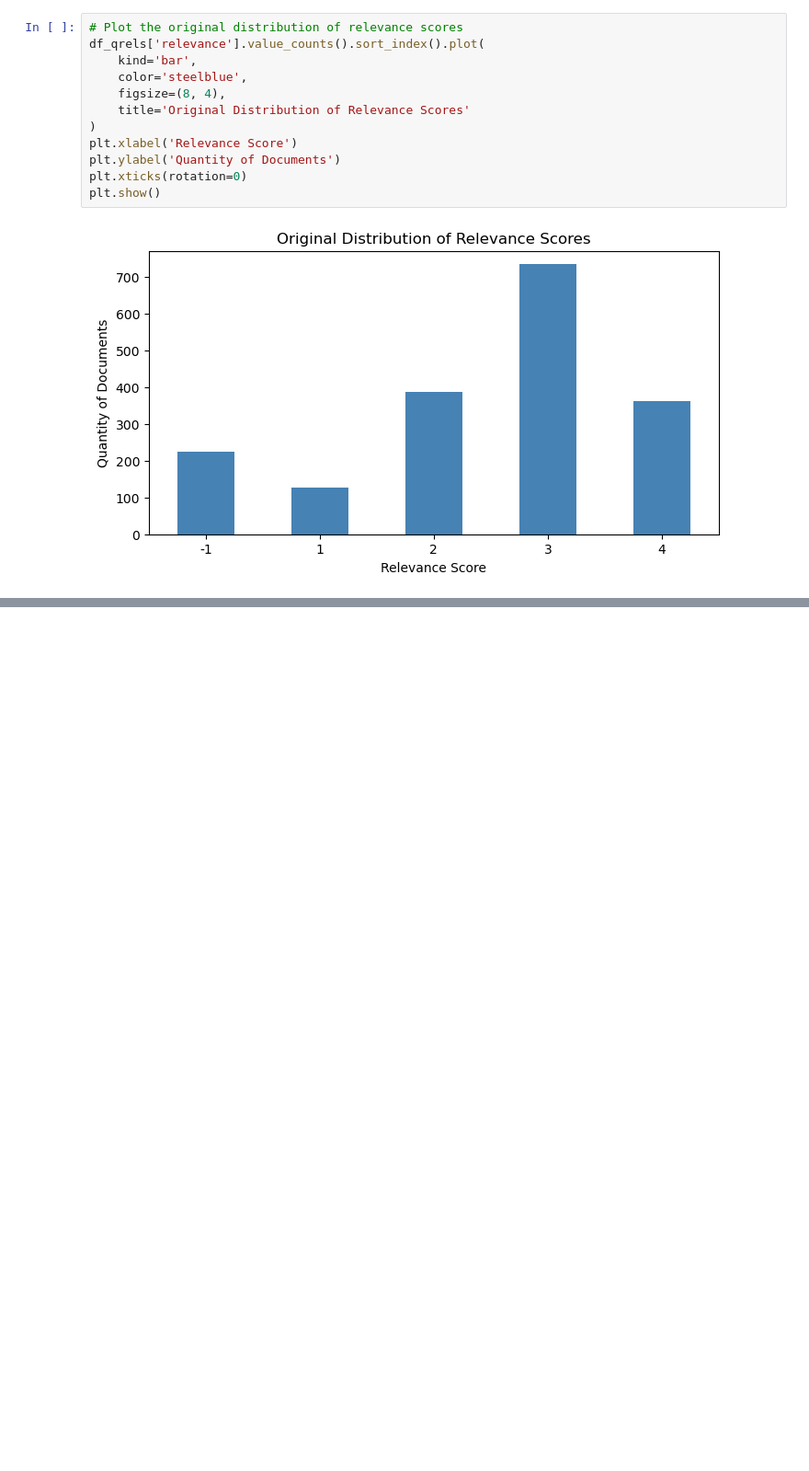
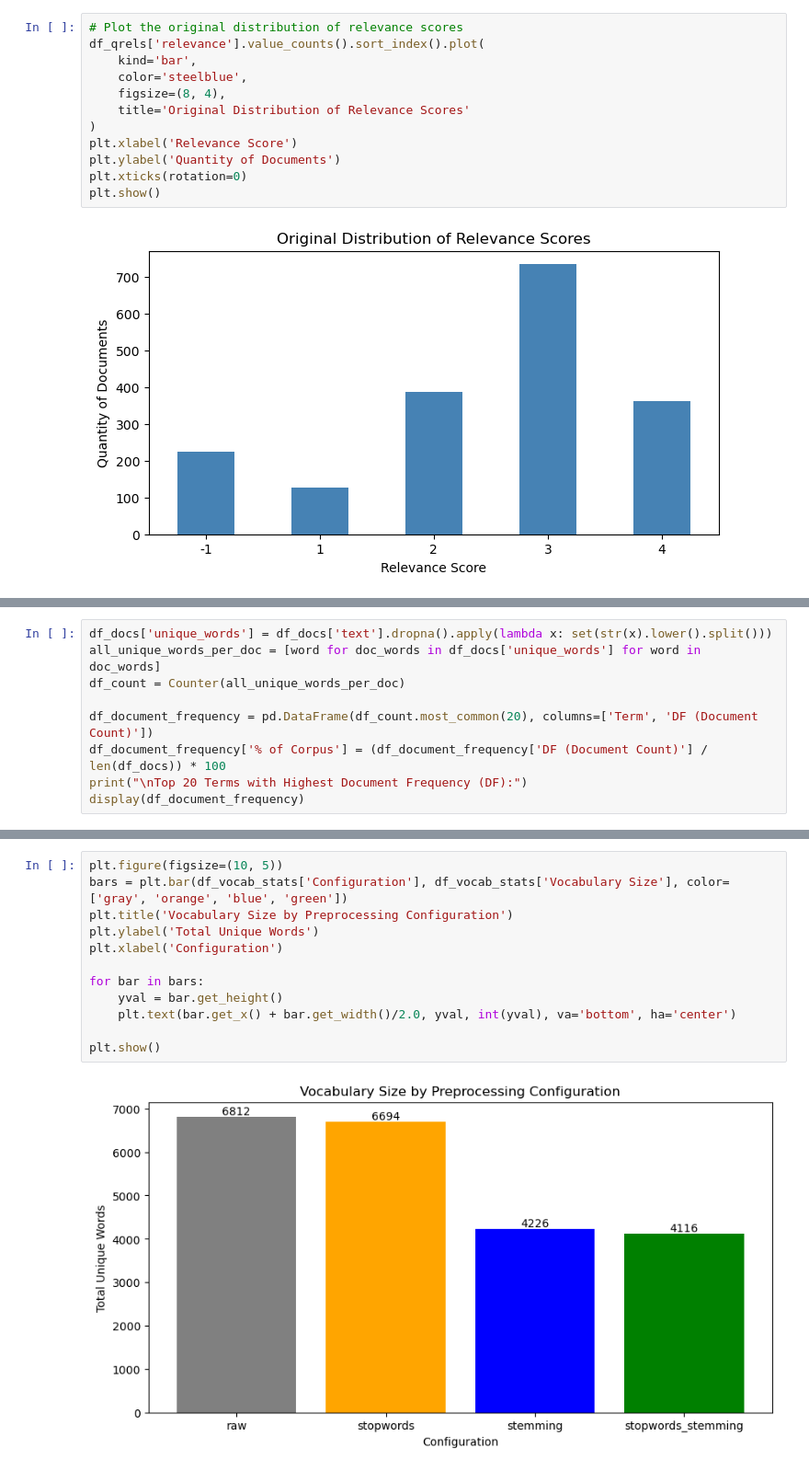
Before and after one commit to amandabzcosta/cranfield-info-retrieval, a Jupyter notebook: notebooks/01_exploratory_analysis.ipynb, the cells around one changed output, grey strips where cells are left out. Shown at 92% size. Drawn from its saved outputs; the diff is of its cells as text; blank space fills up the shorter version.

```diff
--- a/notebooks/01_exploratory_analysis.ipynb
+++ b/notebooks/01_exploratory_analysis.ipynb
@@ -193,0 +188,9 @@ plt.show()
+# %%
+df_docs['unique_words'] = df_docs['text'].dropna().apply(lambda x: set(str(x).lower().split()))
+all_unique_words_per_doc = [word for doc_words in df_docs['unique_words'] for word in doc_words]
+df_count = Counter(all_unique_words_per_doc)
+
+df_document_frequency = pd.DataFrame(df_count.most_common(20), columns=['Term', 'DF (Document Count)'])
+df_document_frequency['% of Corpus'] = (df_document_frequency['DF (Document Count)'] / len(df_docs)) * 100
+print("\nTop 20 Terms with Highest Document Frequency (DF):")
+display(df_document_frequency)
@@ -193,0 +283,14 @@ plt.show()
+# %%
+plt.figure(figsize=(10, 5))
+bars = plt.bar(df_vocab_stats['Configuration'], df_vocab_stats['Vocabulary Size'], color=['gray', 'orange', 'blue', 'green'])
+plt.title('Vocabulary Size by Preprocessing Configuration')
+plt.ylabel('Total Unique Words')
+plt.xlabel('Configuration')
+
+for bar in bars:
+    yval = bar.get_height()
+    plt.text(bar.get_x() + bar.get_width()/2.0, yval, int(yval), va='bottom', ha='center')
+
+plt.show()
+# %% [output]
+[figure, added]
```
Also changed, not shown: parts of 23 cells of this notebook.
